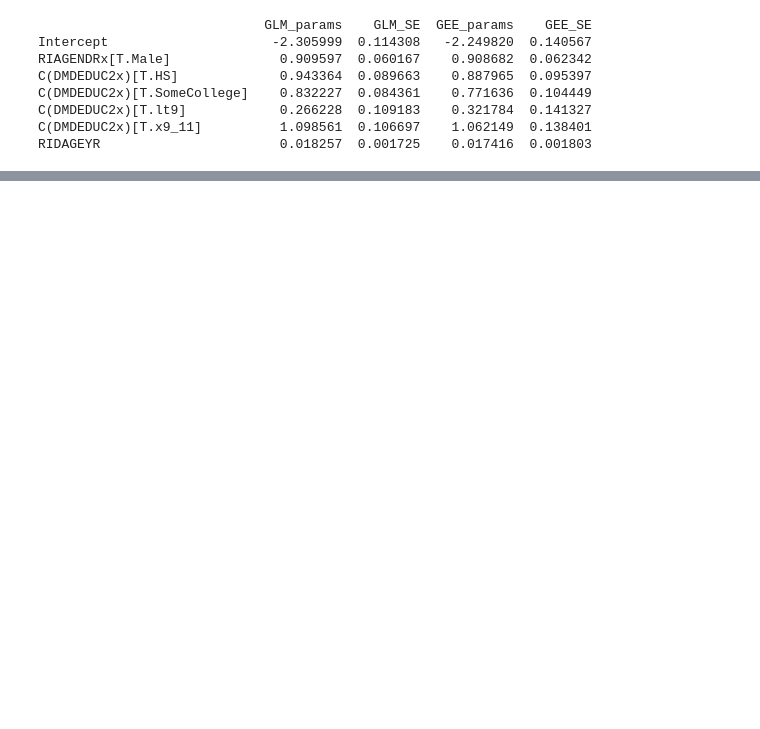
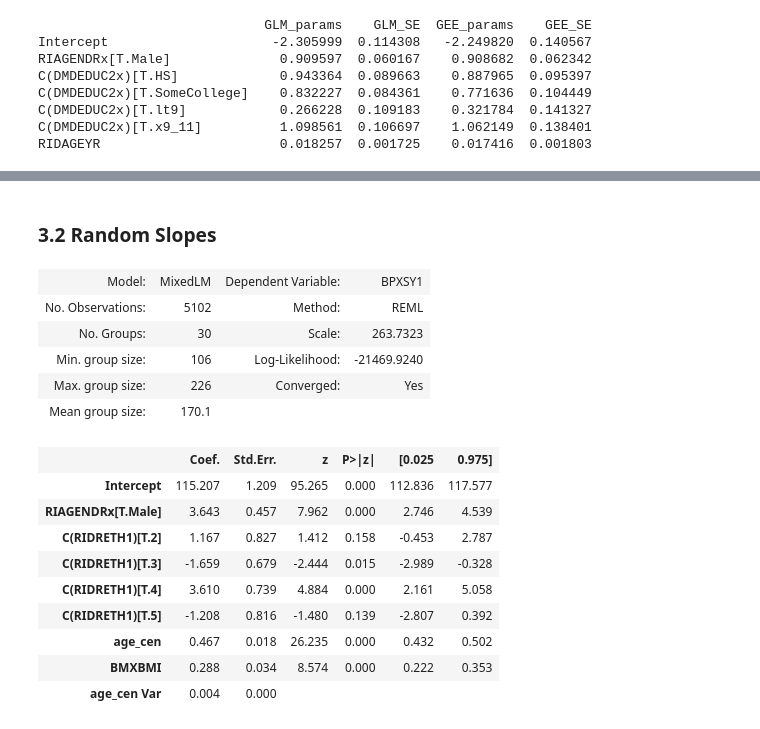
Before and after one commit to mxagar/statistics_with_python_coursera, a Jupyter notebook: 03_Fitting_Models/lab/04_Marginal_and_Multilevel_Models_NHANES.ipynb, the cells around one changed output, grey strips where cells are left out. Saved outputs shown, nothing was run; the diff lists cells and outputs as text; code cells hidden in the pictures; blank space fills up the shorter version.

```diff
--- a/03_Fitting_Models/lab/04_Marginal_and_Multilevel_Models_NHANES.ipynb
+++ b/03_Fitting_Models/lab/04_Marginal_and_Multilevel_Models_NHANES.ipynb
@@ -209,0 +312,2 @@ RIDAGEYR                       0.018257  0.001725    0.017416  0.001803
+# %% [markdown]
+### 3.2 Random Slopes
@@ -209,0 +317,27 @@ RIDAGEYR                       0.018257  0.001725    0.017416  0.001803
+# %%
+# Now, the random effects have no intercept, but they have a slope, i.e.:
+# 0+age_cen
+# Note that here the level 2 formula is passed as a dictionary
+model = sm.MixedLM.from_formula("BPXSY1 ~ age_cen + RIAGENDRx + BMXBMI + C(RIDRETH1)",
+           groups="group",
+           vc_formula={"age_cen": "0+age_cen"},
+           data=da)
+result = model.fit()
+result.summary()
+# %% [output]
+| Model: | MixedLM | Dependent Variable: | BPXSY1 |
+| No. Observations: | 5102 | Method: | REML |
+| No. Groups: | 30 | Scale: | 263.7323 |
+| Min. group size: | 106 | Log-Likelihood: | -21469.9240 |
+| Max. group size: | 226 | Converged: | Yes |
+| Mean group size: | 170.1 |  |  |
+|  | Coef. | Std.Err. | z | P>|z| | [0.025 | 0.975] |
+| Intercept | 115.207 | 1.209 | 95.265 | 0.000 | 112.836 | 117.577 |
+| RIAGENDRx[T.Male] | 3.643 | 0.457 | 7.962 | 0.000 | 2.746 | 4.539 |
+| C(RIDRETH1)[T.2] | 1.167 | 0.827 | 1.412 | 0.158 | -0.453 | 2.787 |
+| C(RIDRETH1)[T.3] | -1.659 | 0.679 | -2.444 | 0.015 | -2.989 | -0.328 |
+| C(RIDRETH1)[T.4] | 3.610 | 0.739 | 4.884 | 0.000 | 2.161 | 5.058 |
+| C(RIDRETH1)[T.5] | -1.208 | 0.816 | -1.480 | 0.139 | -2.807 | 0.392 |
+| age_cen | 0.467 | 0.018 | 26.235 | 0.000 | 0.432 | 0.502 |
+| BMXBMI | 0.288 | 0.034 | 8.574 | 0.000 | 0.222 | 0.353 |
+| age_cen Var | 0.004 | 0.000 |  |  |  |  |
```
Also changed, not shown: parts of 19 cells of this notebook.
